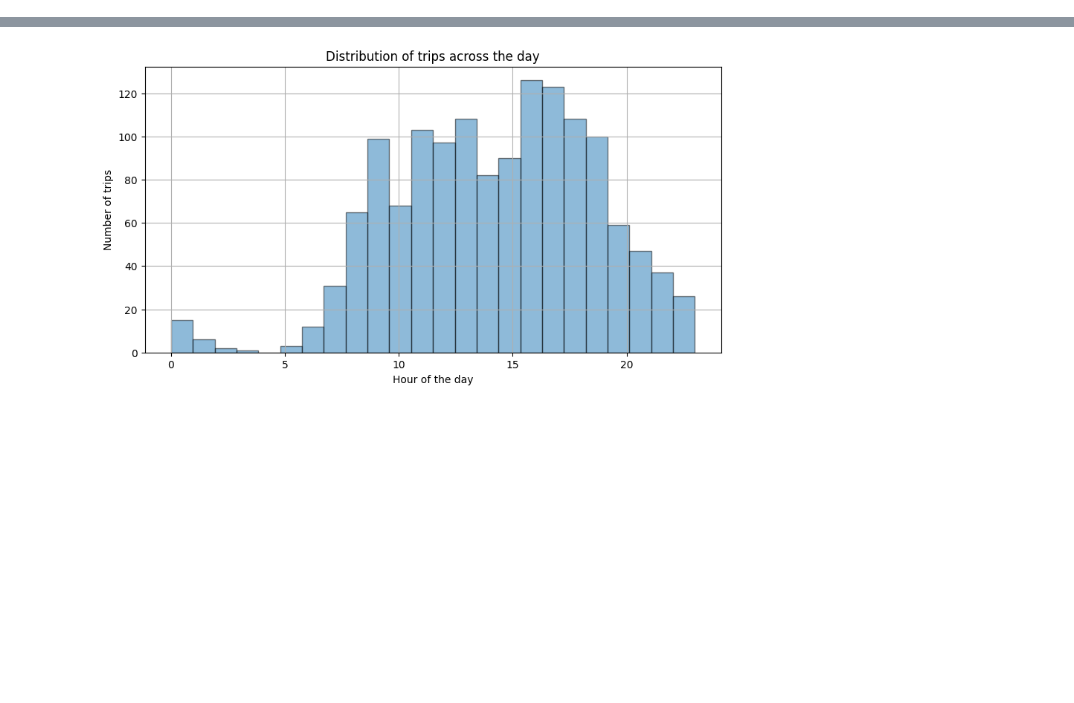
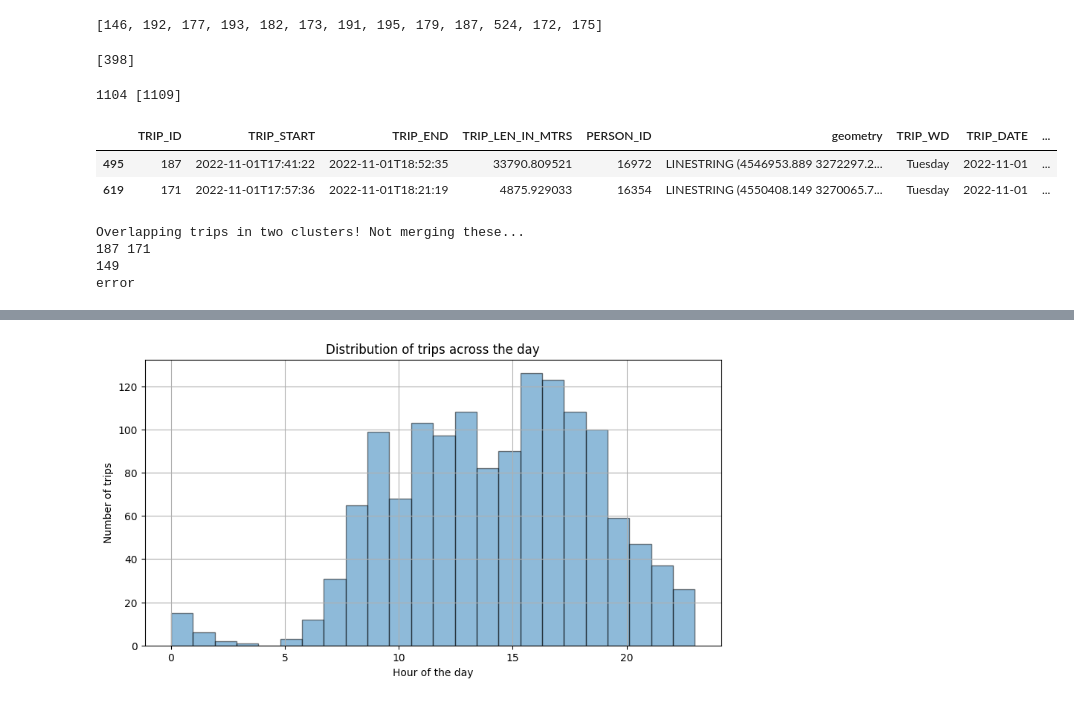
Before and after one commit to benediktstroebl/Master-Thesis, a Jupyter notebook: freemove/attack_freemove.ipynb, the cells around one changed output, grey strips where cells are left out. Drawn from its saved outputs; the diff is of its cells as text; code cells hidden in the pictures; blank space fills up the shorter version.

Commit message:
freemove attack

```diff
--- a/freemove/attack_freemove.ipynb
+++ b/freemove/attack_freemove.ipynb
@@ -14,9 +15,3 @@ import itertools
 from joblib import Parallel, delayed
 import random
 import matplotlib.pyplot as plt
-# %%
-# Load preprocessed data
-raw_full_trip_gdf, raw_trip_sp_gdf, raw_trip_ep_gdf, tesselation_gdf = dl.load_freemove(min_n_trips_per_user=1,
-                                                                                        hide_test_users=False,
-                                                                                       tessellation_diameter=300)
-assert len(raw_full_trip_gdf) == len(raw_trip_sp_gdf) == len(raw_trip_ep_gdf)
@@ -28,4 +18,11 @@ Number of users in loaded dataset: 74
 # %%
+# Load preprocessed data
+raw_full_trip_gdf, raw_trip_sp_gdf, raw_trip_ep_gdf, tesselation_gdf = dl.load_freemove(min_n_trips_per_user=1,
+                                                                                    hide_test_users=False,
+                                                                                   tessellation_diameter=200)
+assert len(raw_full_trip_gdf) == len(raw_trip_sp_gdf) == len(raw_trip_ep_gdf)
+
+
 # Parameters
 LCSS_EPS = 200
 LCSS_FLIP = True
@@ -126,25 +123,4 @@ clustering_HL = list(dict(sorted(clustering_after_HL.items())).values())
 print("\nClustering results after HL matching step:")
 print(f"Number of unique clusters: {len(set(clustering_HL))}")
 attack.evaluate(clustering_HL, full_trip_gdf)
-
-# Try to assign trips without match
-print("\nAssigning trips without match...")
-clustering_after_assign_no_match = attack.assign_trips_without_match(
-    clustering_after_HL, HL_table_dict,
-    full_trips_concat_gdf,
-    full_trips_concat_gdf_overlap_dict,
-    full_trip_gdf,
-    trip_concat_dict)
-print('Done.')
-
-# Evaluate clustering Results
-print("\nClustering results after concatenation step:")
-print(f"Number of unique clusters: {len(set(clustering_concat))}")
-attack.evaluate(clustering_concat, full_trip_gdf)
-print("\nClustering results after HL matching step:")
-print(f"Number of unique clusters: {len(set(list(dict(sorted(clustering_after_HL.items())).values())))}")
-attack.evaluate(list(dict(sorted(clustering_after_HL.items())).values()), full_trip_gdf)
-print("\nClustering results after assigning trips without HL match:")
-print(f"Number of unique clusters: {len(set(list(dict(sorted(clustering_after_assign_no_match.items())).values())))}")
-attack.evaluate(list(dict(sorted(clustering_after_assign_no_match.items())).values()), full_trip_gdf)
 # %% [output]
@@ -217,0 +309,21 @@ full_trip_gdf['clustering_HL'] = clustering_HL
+# %%
+full_trips_concat_gdf_overlap_dict[171]
+# %% [output]
+[146, 192, 177, 193, 182, 173, 191, 195, 179, 187, 524, 172, 175]
+# %%
+trip_concat_dict[396]
+# %% [output]
+[398]
+# %%
+for k, v in trip_concat_dict.items():
+    if 1109 in v:
+        print(k,v)
+        break
+# %% [output]
+1104 [1109]
+# %%
+full_trips_concat_gdf.query('TRIP_ID in [187, 171]')
+# %% [output]
+|  | TRIP_ID | TRIP_START | TRIP_END | TRIP_LEN_IN_MTRS | PERSON_ID | geometry | TRIP_WD | TRIP_DATE | ... |
+| 495 | 187 | 2022-11-01T17:41:22 | 2022-11-01T18:52:35 | 33790.809521 | 16972 | LINESTRING (4546953.889 3272297.2... | Tuesday | 2022-11-01 | ... |
+| 619 | 171 | 2022-11-01T17:57:36 | 2022-11-01T18:21:19 | 4875.929033 | 16354 | LINESTRING (4550408.149 3270065.7... | Tuesday | 2022-11-01 | ... |
@@ -218 +351,11 @@ full_trip_gdf['clustering_HL'] = clustering_HL
+# %%
+for cl_id in full_trip_gdf.clustering_HL.unique():
+    if find_nr_overlaps(cl_id,cl_id, full_trip_gdf) > 0:
+        print(cl_id)
+        print("error")
+# %% [output]
+Overlapping trips in two clusters! Not merging these...
+187 171
+149
+error
 # %%
```
Also changed, not shown: parts of 13 cells of this notebook.
